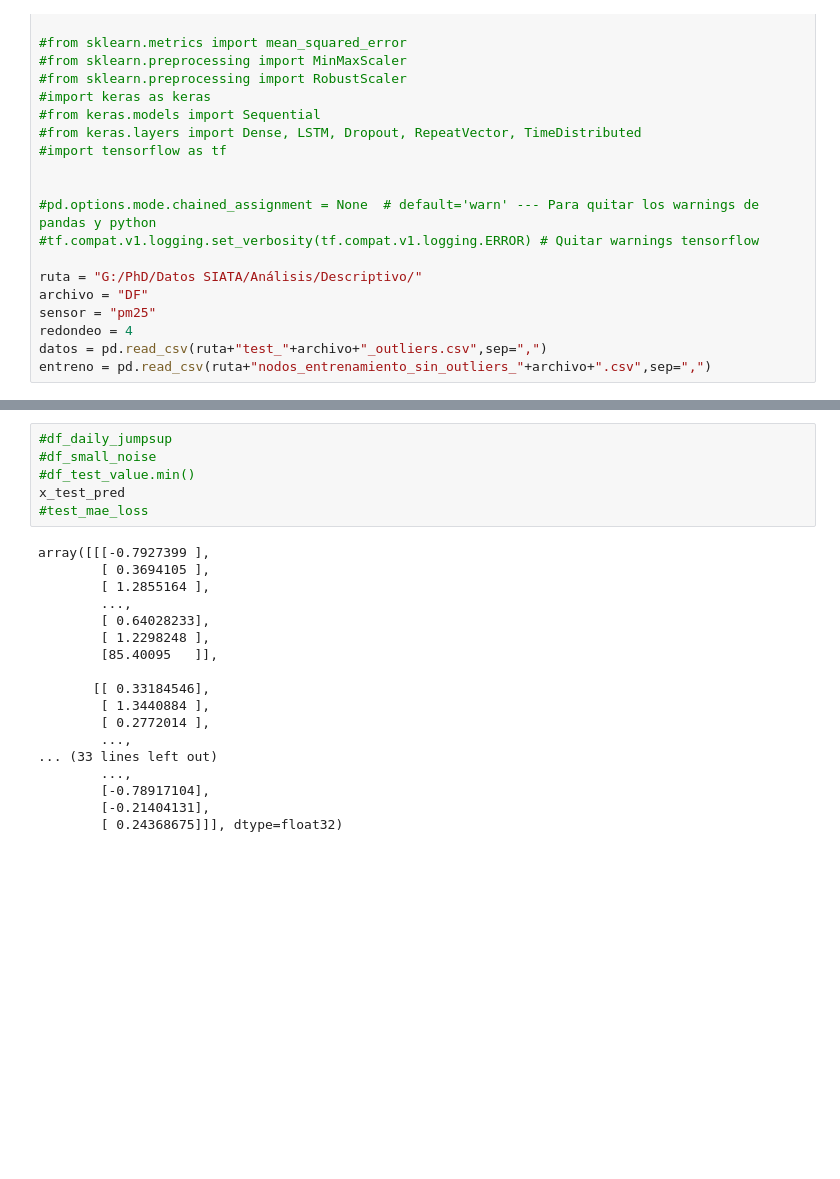
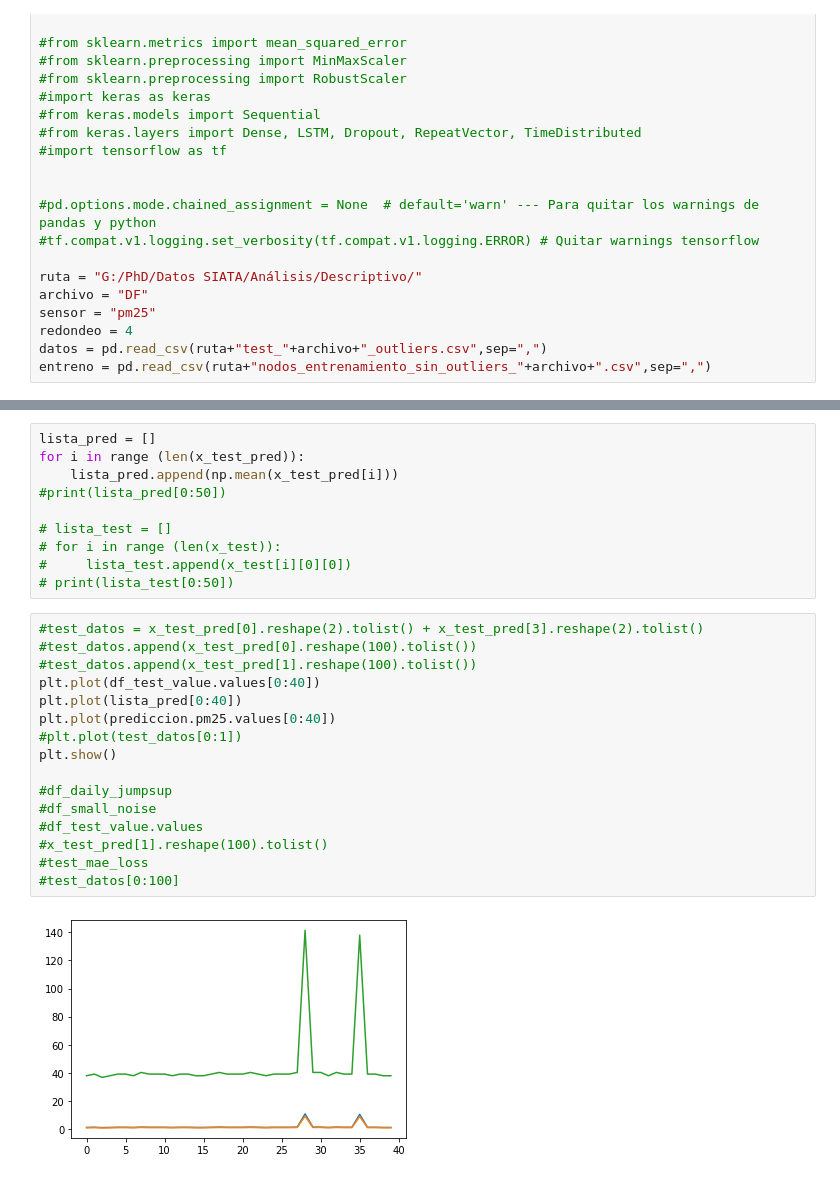
Before and after one commit to ferrcho024/Objetive_1, a Jupyter notebook: Outlier Detection/Autoencoder_MSE.ipynb, the cells around one changed output, grey strips where cells are left out. Saved outputs shown, nothing was run; the diff lists cells and outputs as text; blank space fills up the shorter version.

```diff
--- a/Outlier Detection/Autoencoder_MSE.ipynb
+++ b/Outlier Detection/Autoencoder_MSE.ipynb
@@ -201,24 +203,28 @@ Indices of anomaly samples:  (array([    0,     1,     2, ..., 43208, 43209, 432
-# %%
-#df_daily_jumpsup
-#df_small_noise
-#df_test_value.min()
-x_test_pred
-#test_mae_loss
-# %% [output]
-array([[[-0.7927399 ],
-        [ 0.3694105 ],
-        [ 1.2855164 ],
-        ...,
-        [ 0.64028233],
-        [ 1.2298248 ],
-        [85.40095   ]],
-
-       [[ 0.33184546],
-        [ 1.3440884 ],
-        [ 0.2772014 ],
-        ...,
-... (33 lines left out)
-        ...,
-        [-0.78917104],
-        [-0.21404131],
-        [ 0.24368675]]], dtype=float32)
+# %%
+lista_pred = []
+for i in range (len(x_test_pred)):
+    lista_pred.append(np.mean(x_test_pred[i]))
+#print(lista_pred[0:50])
+
+# lista_test = []
+# for i in range (len(x_test)):
+#     lista_test.append(x_test[i][0][0])
+# print(lista_test[0:50])
+# %%
+#test_datos = x_test_pred[0].reshape(2).tolist() + x_test_pred[3].reshape(2).tolist()
+#test_datos.append(x_test_pred[0].reshape(100).tolist())
+#test_datos.append(x_test_pred[1].reshape(100).tolist())
+plt.plot(df_test_value.values[0:40])
+plt.plot(lista_pred[0:40])
+plt.plot(prediccion.pm25.values[0:40])
+#plt.plot(test_datos[0:1])
+plt.show()
+
+#df_daily_jumpsup
+#df_small_noise
+#df_test_value.values
+#x_test_pred[1].reshape(100).tolist()
+#test_mae_loss
+#test_datos[0:100]
+# %% [output]
+[figure, added]
```
Also changed, not shown: parts of 4 cells of this notebook.
